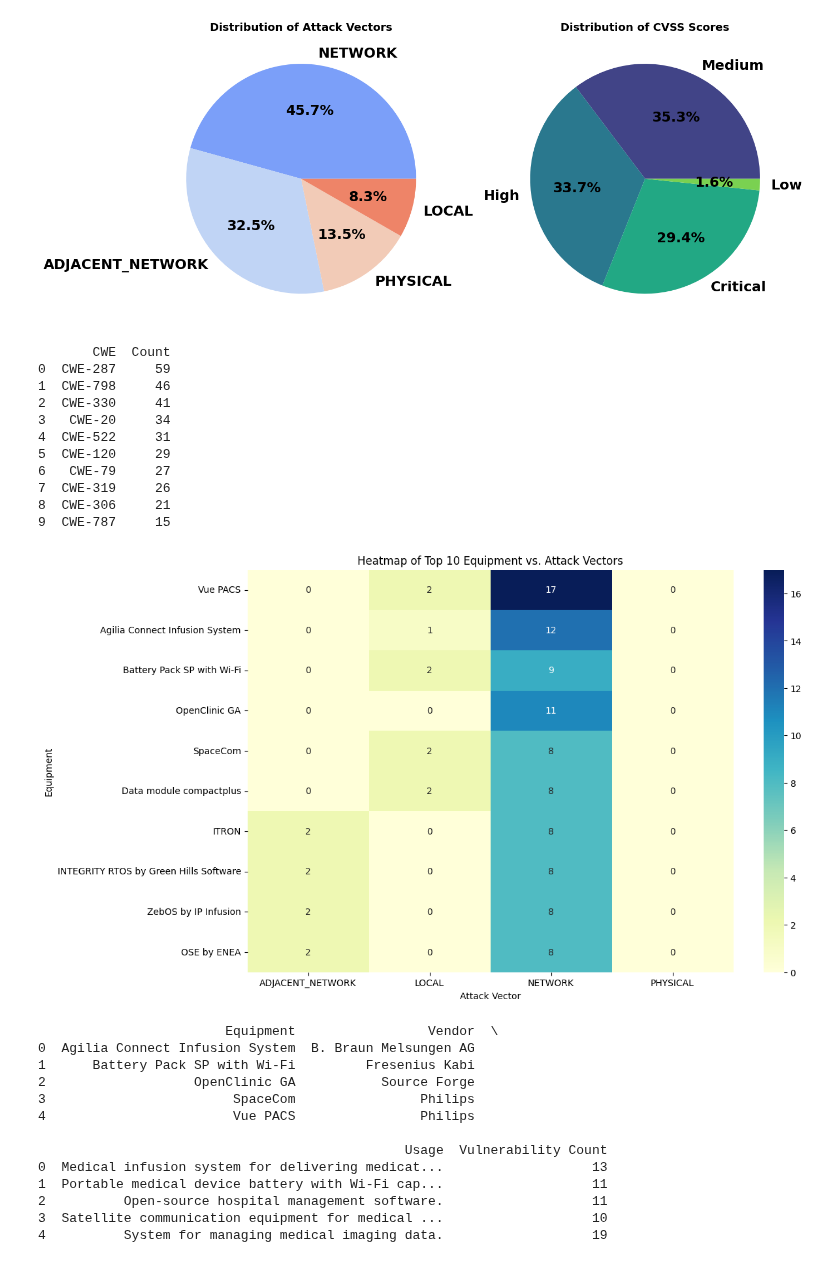
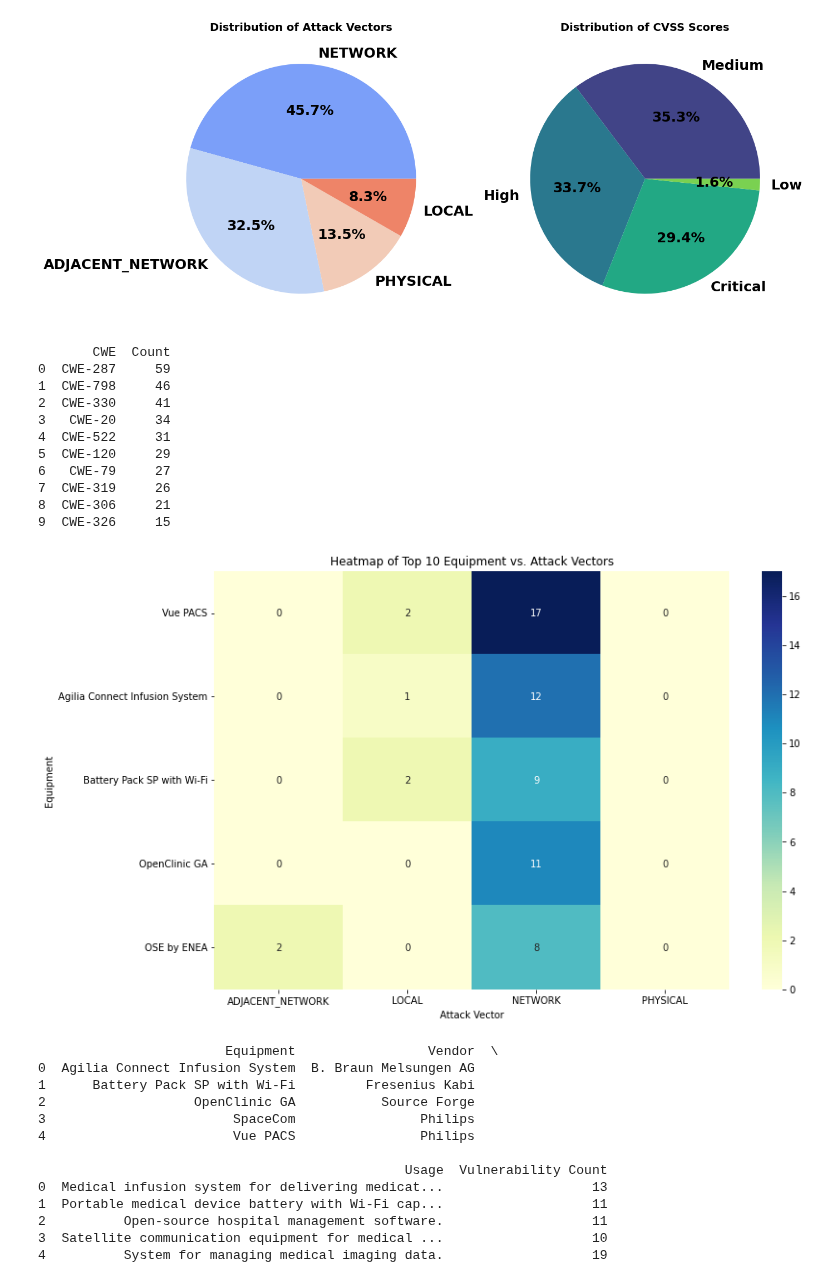
Before and after one commit to mrcodeScholar/Cybersecurity-of-Health-care-devices, a Jupyter notebook: Advisory/Analysis/Analysis.ipynb, the cells around one changed output. Cells and saved outputs as stored; diff of their text form; code cells hidden in the pictures.

```diff
--- a/Advisory/Analysis/Analysis.ipynb
+++ b/Advisory/Analysis/Analysis.ipynb
@@ -4,7 +4,7 @@ import seaborn as sns
 import missingno as msno
 import matplotlib.pyplot as plt
 
-data = pd.read_excel('Equipmentseparateddata.xlsx',)
+data = pd.read_excel('Equipmentseparateddata.xlsx', engine='openpyxl')
 # pd.reset_option("display.max_colwidth")
 # Remove the first column
 data = data.drop(data.columns[0], axis=1)
@@ -138,25 +137,25 @@ print(top_cwe_counts)
 6   CWE-79     27
 7  CWE-319     26
 8  CWE-306     21
-9  CWE-787     15
+9  CWE-326     15
 # %%
 # Counting the number of occurrences for each Equipment-AttackVector pair
 equipment_attack_vector_heatmap = pd.crosstab(data['Equipment'], data['attackVector'])
 
 # Keeping only the top 10 Equipment
-top_10_equipment = equipment_attack_vector_heatmap.sum(axis=1).sort_values(ascending=False).head(10).index
+top_10_equipment = equipment_attack_vector_heatmap.sum(axis=1).sort_values(ascending=False).head(5).index
 
 # Filtering the heatmap data
 equipment_attack_vector_heatmap = equipment_attack_vector_heatmap.loc[top_10_equipment]
 
 plt.figure(figsize=(12, 8))
 sns.heatmap(equipment_attack_vector_heatmap, cmap='YlGnBu', annot=True, fmt='d')
 plt.title('Heatmap of Top 10 Equipment vs. Attack Vectors')
 plt.xlabel('Attack Vector')
 plt.ylabel('Equipment')
 plt.show()
 # %% [output]
-[figure, old version]
+[figure, new version]
 # %%
 import pandas as pd
 
```
Also changed, not shown: parts of 8 cells of this notebook, 5 other files.
